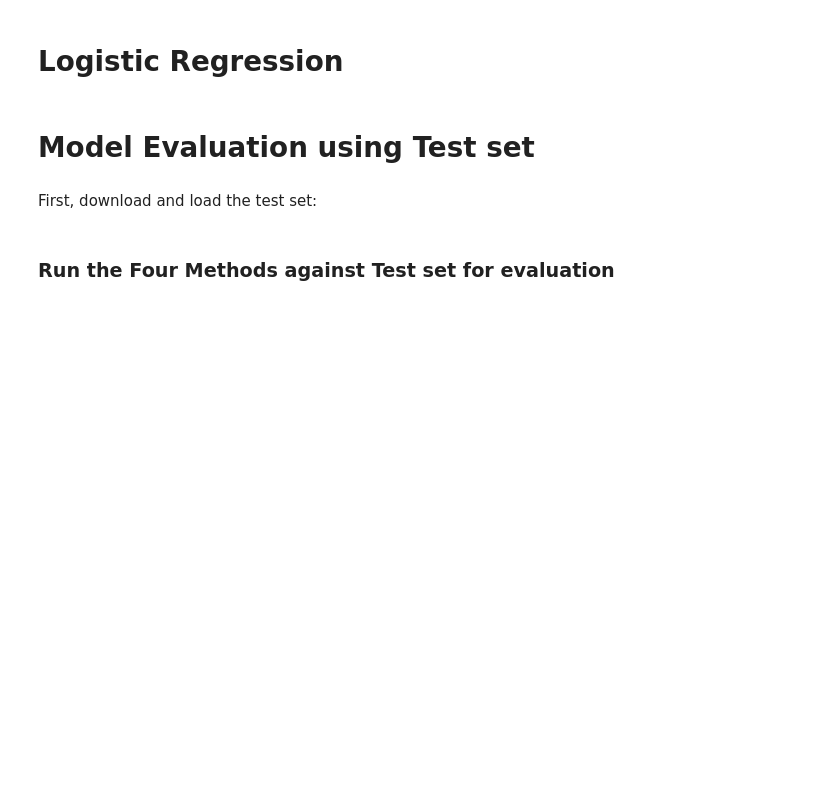
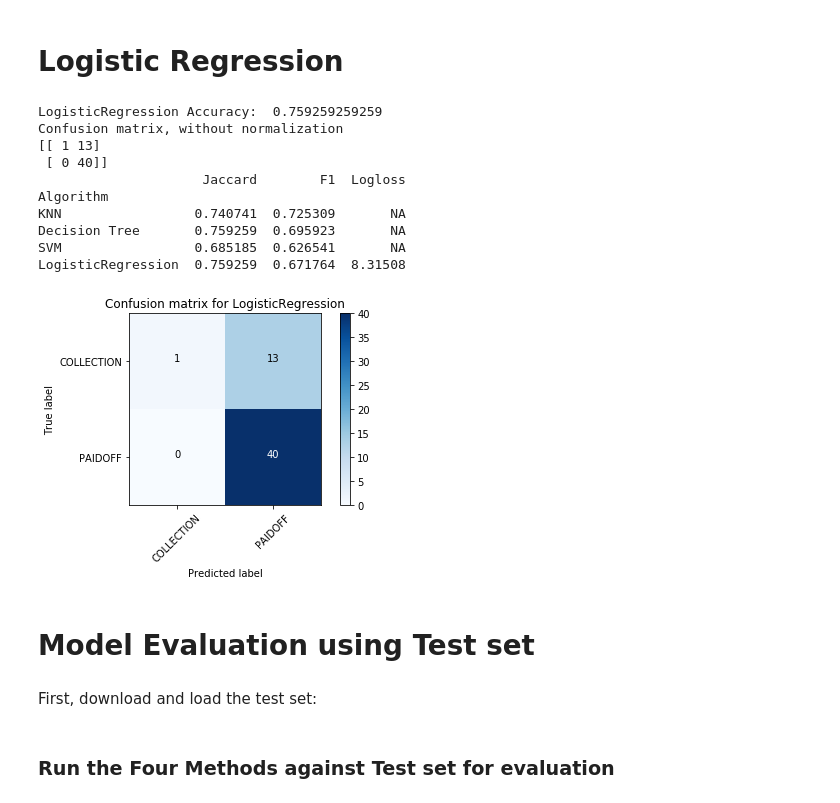
Before and after one commit to DTHompson55/ClassificationWithPython, a Jupyter notebook: Classification pt 2.ipynb, the cells around one changed output. Cells and saved outputs as stored; diff of their text form; code cells hidden in the pictures; blank space fills up the shorter version.

```diff
--- a/Classification pt 2.ipynb
+++ b/Classification pt 2.ipynb
@@ -522,18 +593,31 @@ def try_SVM():
 # %%
 from sklearn.linear_model import LogisticRegression
 from sklearn.metrics import confusion_matrix
 
 def do_LR (X_Train, Y_Train, X_Test, Y_Test):
-    LR = LogisticRegression(C=0.01, solver='liblinear').fit(X_Train,Y_Train)
+
+    LR = LogisticRegression(C=0.001, solver='liblinear').fit(X_Train,Y_Train)
     yhat = LR.predict(X_Test)
 
     report_on("LogisticRegression",yhat,Y_Test,True)
 
 def try_LR():
-    do_LR(a, c, A, C)
+    do_LR(b, c, B, C)
 
-#try_LR()
-#print_report()
+try_LR()
+print_report()
+# %% [output]
+LogisticRegression Accuracy:  0.759259259259
+Confusion matrix, without normalization
+[[ 1 13]
+ [ 0 40]]
+                     Jaccard        F1  Logloss
+Algorithm
+KNN                 0.740741  0.725309       NA
+Decision Tree       0.759259  0.695923       NA
+SVM                 0.685185  0.626541       NA
+LogisticRegression  0.759259  0.671764  8.31508
+[figure, added]
 # %% [markdown]
 # Model Evaluation using Test set
 # %% [markdown]
```
Also changed, not shown: parts of 10 cells of this notebook.
